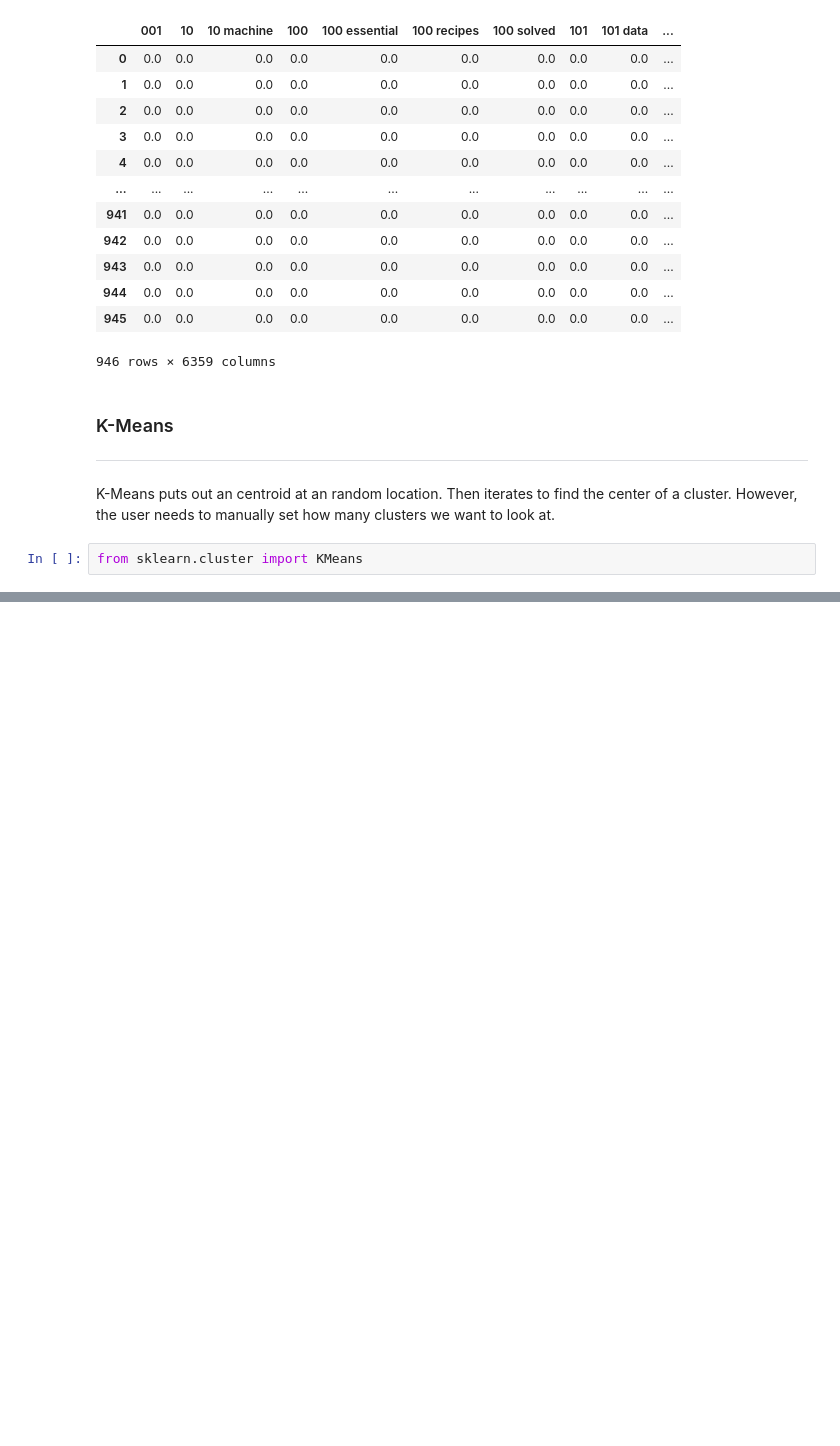
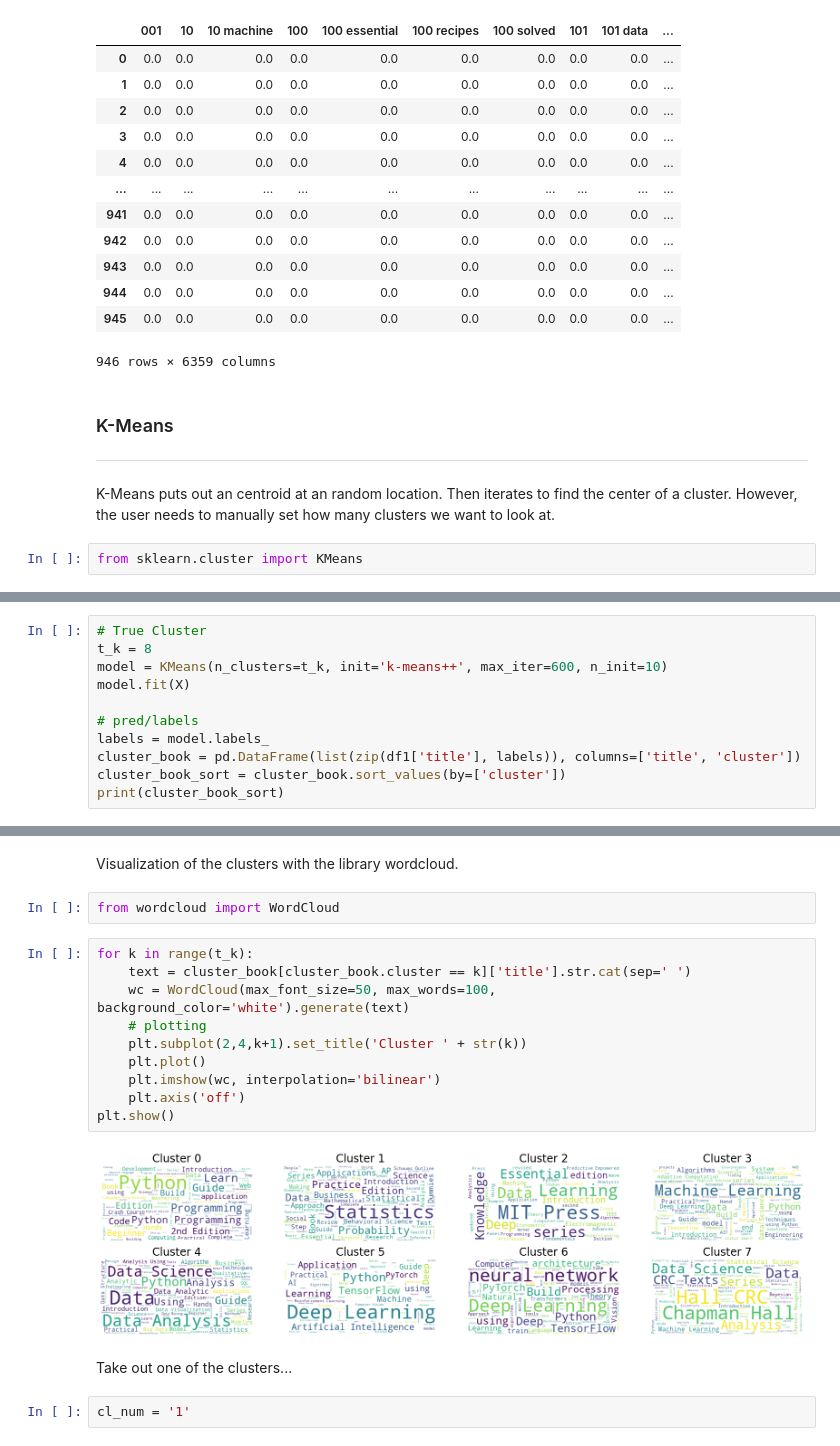
Before and after one commit to ezztherose/notebooks, a Jupyter notebook: ds-books/ds-books.ipynb, the cells around one changed output, grey strips where cells are left out. Drawn from its saved outputs; the diff is of its cells as text; blank space fills up the shorter version.

```diff
--- a/ds-books/ds-books.ipynb
+++ b/ds-books/ds-books.ipynb
@@ -119,0 +124,11 @@ plt.show()
+# %%
+# True Cluster
+t_k = 8
+model = KMeans(n_clusters=t_k, init='k-means++', max_iter=600, n_init=10)
+model.fit(X)
+
+# pred/labels
+labels = model.labels_
+cluster_book = pd.DataFrame(list(zip(df1['title'], labels)), columns=['title', 'cluster'])
+cluster_book_sort = cluster_book.sort_values(by=['cluster'])
+print(cluster_book_sort)
@@ -119,0 +150,20 @@ plt.show()
+# %% [markdown]
+Visualization of the clusters with the library wordcloud.
+# %%
+from wordcloud import WordCloud
+# %%
+for k in range(t_k):
+    text = cluster_book[cluster_book.cluster == k]['title'].str.cat(sep=' ')
+    wc = WordCloud(max_font_size=50, max_words=100, background_color='white').generate(text)
+    # plotting
+    plt.subplot(2,4,k+1).set_title('Cluster ' + str(k))
+    plt.plot()
+    plt.imshow(wc, interpolation='bilinear')
+    plt.axis('off')
+plt.show()
+# %% [output]
+[figure, added]
+# %% [markdown]
+Take out one of the clusters...
+# %%
+cl_num = '1'
```
Also changed, not shown: parts of 12 cells of this notebook, 4 other files.
